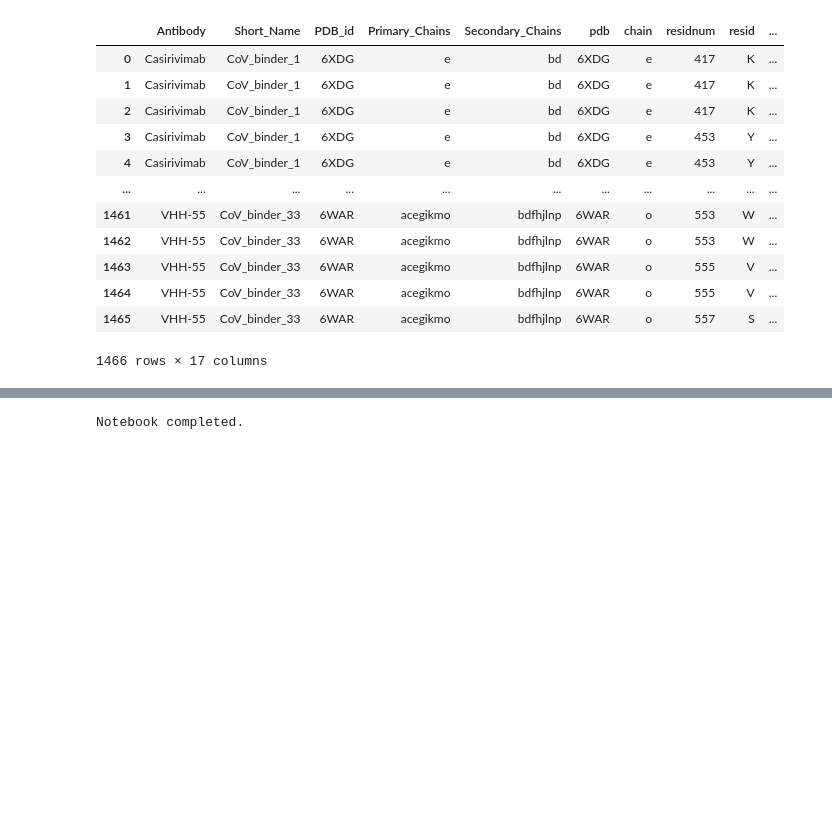
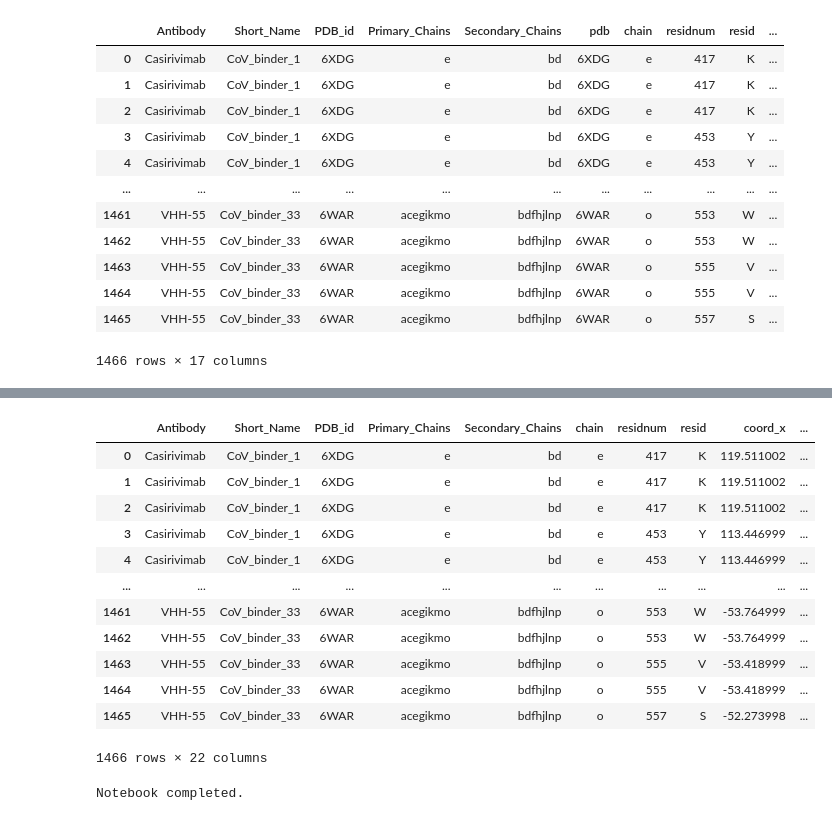
Before and after one commit to cnobles/aalphabio_cov2_antibody_paper_review, a Jupyter notebook: identify_interacting_residues.ipynb, the cells around one changed output, grey strips where cells are left out. Drawn from its saved outputs; the diff is of its cells as text; code cells hidden in the pictures; blank space fills up the shorter version.

```diff
--- a/identify_interacting_residues.ipynb
+++ b/identify_interacting_residues.ipynb
@@ -519 +553,22 @@ output_resid
+# %%
+format_resid = output_resid
+format_resid[["coord_x", "coord_y", "coord_z"]] = pd.DataFrame(format_resid["coord"].tolist(), index = format_resid.index)
+format_resid[["int_coord_x", "int_coord_y", "int_coord_z"]] = pd.DataFrame(format_resid["int_coord"].tolist(), index = format_resid.index)
+format_resid[["CA_mid_coord_x", "CA_mid_coord_y", "CA_mid_coord_z"]] = pd.DataFrame(format_resid["CA_midpoint"].tolist(), index = format_resid.index)
+format_resid = format_resid[["Antibody", "Short_Name", "PDB_id", "Primary_Chains", "Secondary_Chains", "chain", "residnum", "resid", "coord_x", "coord_y", "coord_z", "int_chain", "int_residnum", "int_resid", "int_dist", "int_coord_x", "int_coord_y", "int_coord_z", "CA_dist", "CA_mid_coord_x", "CA_mid_coord_y", "CA_mid_coord_z"]]
+format_resid
+# %% [output]
+|  | Antibody | Short_Name | PDB_id | Primary_Chains | Secondary_Chains | chain | residnum | resid | coord_x | ... |
+| 0 | Casirivimab | CoV_binder_1 | 6XDG | e | bd | e | 417 | K | 119.511002 | ... |
+| 1 | Casirivimab | CoV_binder_1 | 6XDG | e | bd | e | 417 | K | 119.511002 | ... |
+| 2 | Casirivimab | CoV_binder_1 | 6XDG | e | bd | e | 417 | K | 119.511002 | ... |
+| 3 | Casirivimab | CoV_binder_1 | 6XDG | e | bd | e | 453 | Y | 113.446999 | ... |
+| 4 | Casirivimab | CoV_binder_1 | 6XDG | e | bd | e | 453 | Y | 113.446999 | ... |
+| ... | ... | ... | ... | ... | ... | ... | ... | ... | ... | ... |
+| 1461 | VHH-55 | CoV_binder_33 | 6WAR | acegikmo | bdfhjlnp | o | 553 | W | -53.764999 | ... |
+| 1462 | VHH-55 | CoV_binder_33 | 6WAR | acegikmo | bdfhjlnp | o | 553 | W | -53.764999 | ... |
+| 1463 | VHH-55 | CoV_binder_33 | 6WAR | acegikmo | bdfhjlnp | o | 555 | V | -53.418999 | ... |
+| 1464 | VHH-55 | CoV_binder_33 | 6WAR | acegikmo | bdfhjlnp | o | 555 | V | -53.418999 | ... |
+| 1465 | VHH-55 | CoV_binder_33 | 6WAR | acegikmo | bdfhjlnp | o | 557 | S | -52.273998 | ... |
+1466 rows × 22 columns
 # %%
```
Also changed, not shown: parts of 9 cells of this notebook, 5 other files.
